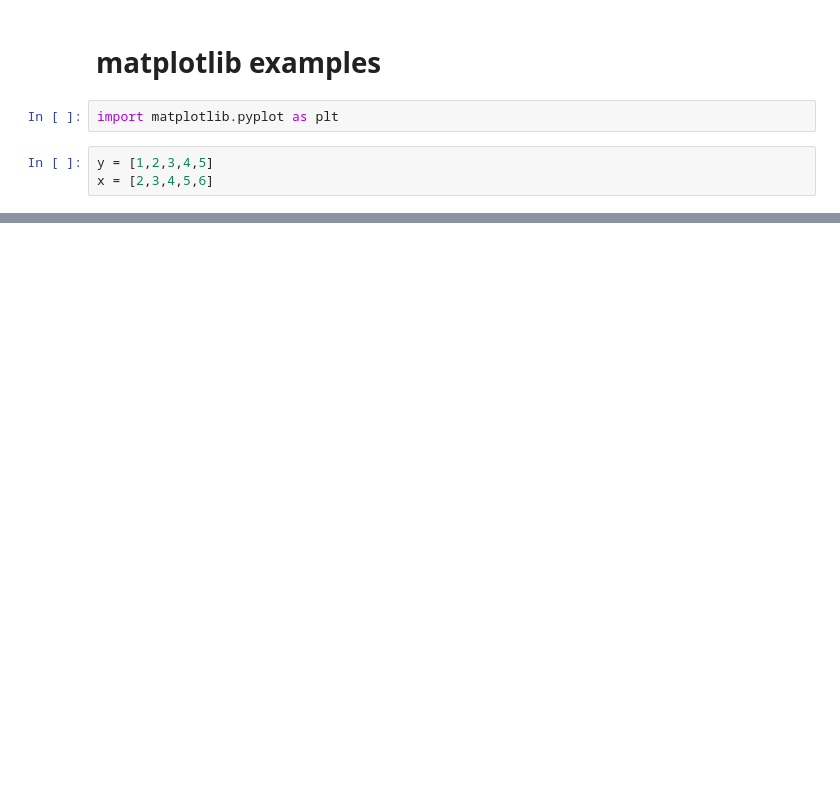
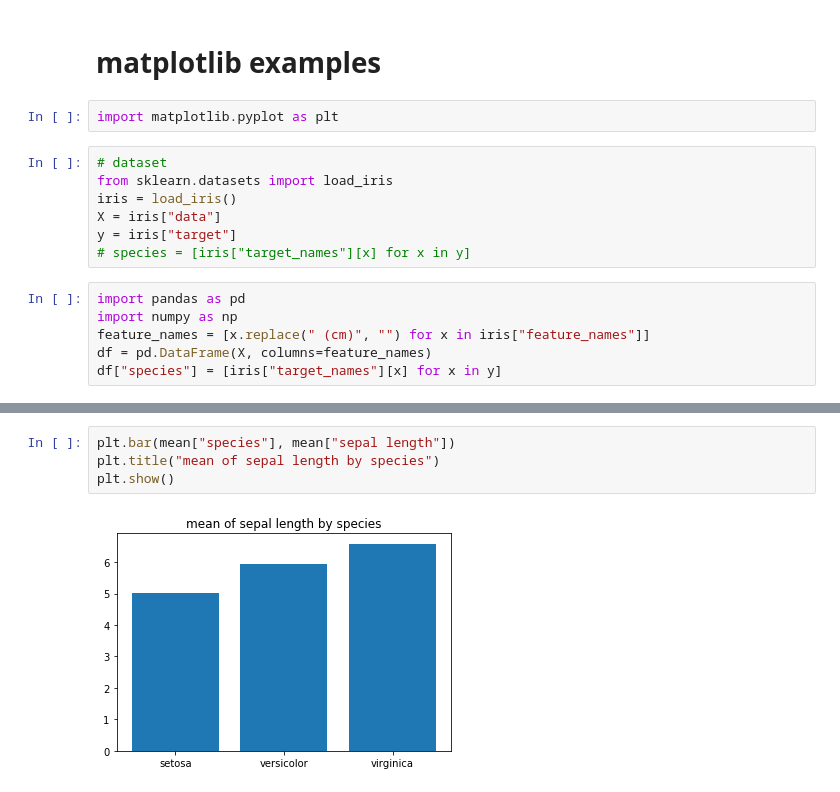
Before and after one commit to nigimitama/python-for-datascience, a Jupyter notebook: matplotlib.ipynb, the cells around one changed output, grey strips where cells are left out. Cells and saved outputs as stored; diff of their text form; blank space fills up the shorter version.

```diff
--- a/matplotlib.ipynb
+++ b/matplotlib.ipynb
@@ -2,6 +2,16 @@
 # matplotlib examples
 # %%
 import matplotlib.pyplot as plt
-# %%
-y = [1,2,3,4,5]
-x = [2,3,4,5,6]
+# %%
+# dataset
+from sklearn.datasets import load_iris
+iris = load_iris()
+X = iris["data"]
+y = iris["target"]
+# species = [iris["target_names"][x] for x in y]
+# %%
+import pandas as pd
+import numpy as np
+feature_names = [x.replace(" (cm)", "") for x in iris["feature_names"]]
+df = pd.DataFrame(X, columns=feature_names)
+df["species"] = [iris["target_names"][x] for x in y]
@@ -9,0 +54,6 @@ x = [2,3,4,5,6]
+# %%
+plt.bar(mean["species"], mean["sepal length"])
+plt.title("mean of sepal length by species")
+plt.show()
+# %% [output]
+[figure, added]
```
Also changed, not shown: parts of 20 cells of this notebook.
